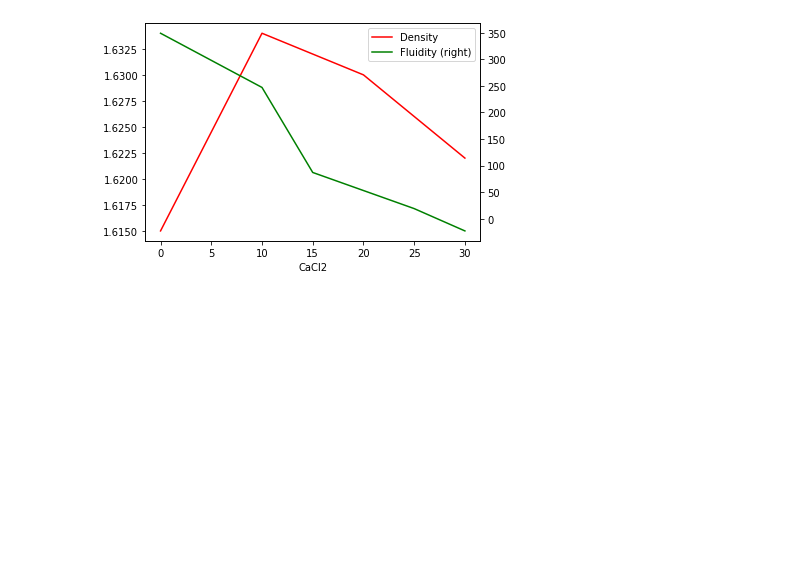
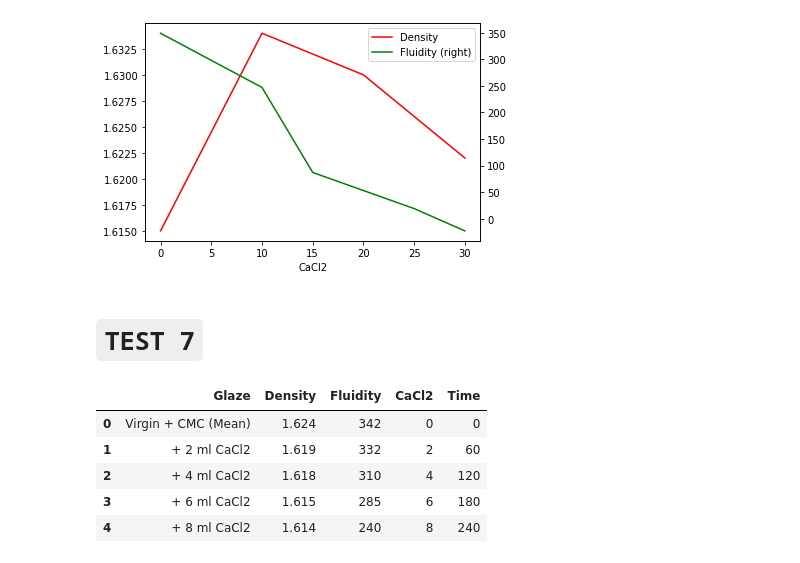
Before and after one commit to souzatya/Glaze-Additive-Predictor, a Jupyter notebook: Parametric_data_analysis_of_Brown_glaze.ipynb, the cells around one changed output. Drawn from its saved outputs; the diff is of its cells as text; code cells hidden in the pictures; blank space fills up the shorter version.

```diff
--- a/Parametric_data_analysis_of_Brown_glaze.ipynb
+++ b/Parametric_data_analysis_of_Brown_glaze.ipynb
@@ -209,3 +209,5 @@ df1.plot(ax = ax, x = 'CaCl2', y = 'Fluidity', c = 'green', secondary_y = True)
 plt.show()
 # %% [output]
 [figure]
+# %% [markdown]
+# **`TEST 7`**
@@ -211,0 +217,11 @@ plt.show()
+# %%
+df1 = pd.read_excel('Glaze_test.xlsx', sheet_name = 'Test 7', skiprows = [1,2,3,4,5,6])
+
+df1
+# %% [output]
+|  | Glaze | Density | Fluidity | CaCl2 | Time |
+| 0 | Virgin + CMC (Mean) | 1.624 | 342 | 0 | 0 |
+| 1 | + 2 ml CaCl2 | 1.619 | 332 | 2 | 60 |
+| 2 | + 4 ml CaCl2 | 1.618 | 310 | 4 | 120 |
+| 3 | + 6 ml CaCl2 | 1.615 | 285 | 6 | 180 |
+| 4 | + 8 ml CaCl2 | 1.614 | 240 | 8 | 240 |
```
Also changed, not shown: parts of 6 cells of this notebook.
